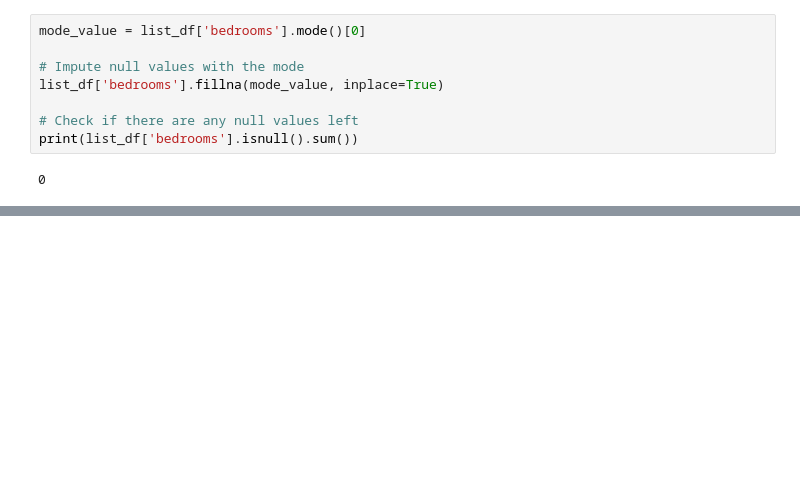
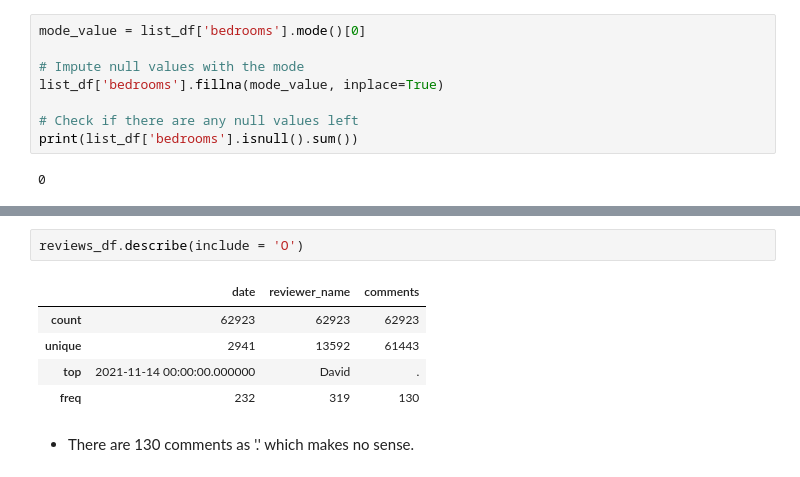
Before and after one commit to SuhelAnsari9272/Airbnb-booking-analysis, a Jupyter notebook: Airbnb_capstone_ABADS.ipynb, the cells around one changed output, grey strips where cells are left out. Cells and saved outputs as stored; diff of their text form; blank space fills up the shorter version.

```diff
--- a/Airbnb_capstone_ABADS.ipynb
+++ b/Airbnb_capstone_ABADS.ipynb
@@ -514,0 +583,10 @@ host_data.describe()
+# %%
+reviews_df.describe(include = 'O')
+# %% [output]
+|  | date | reviewer_name | comments |
+| count | 62923 | 62923 | 62923 |
+| unique | 2941 | 13592 | 61443 |
+| top | 2021-11-14 00:00:00.000000 | David | . |
+| freq | 232 | 319 | 130 |
+# %% [markdown]
+* There are 130 comments as '.' which makes no sense.
```
Also changed, not shown: parts of 40 cells of this notebook.
